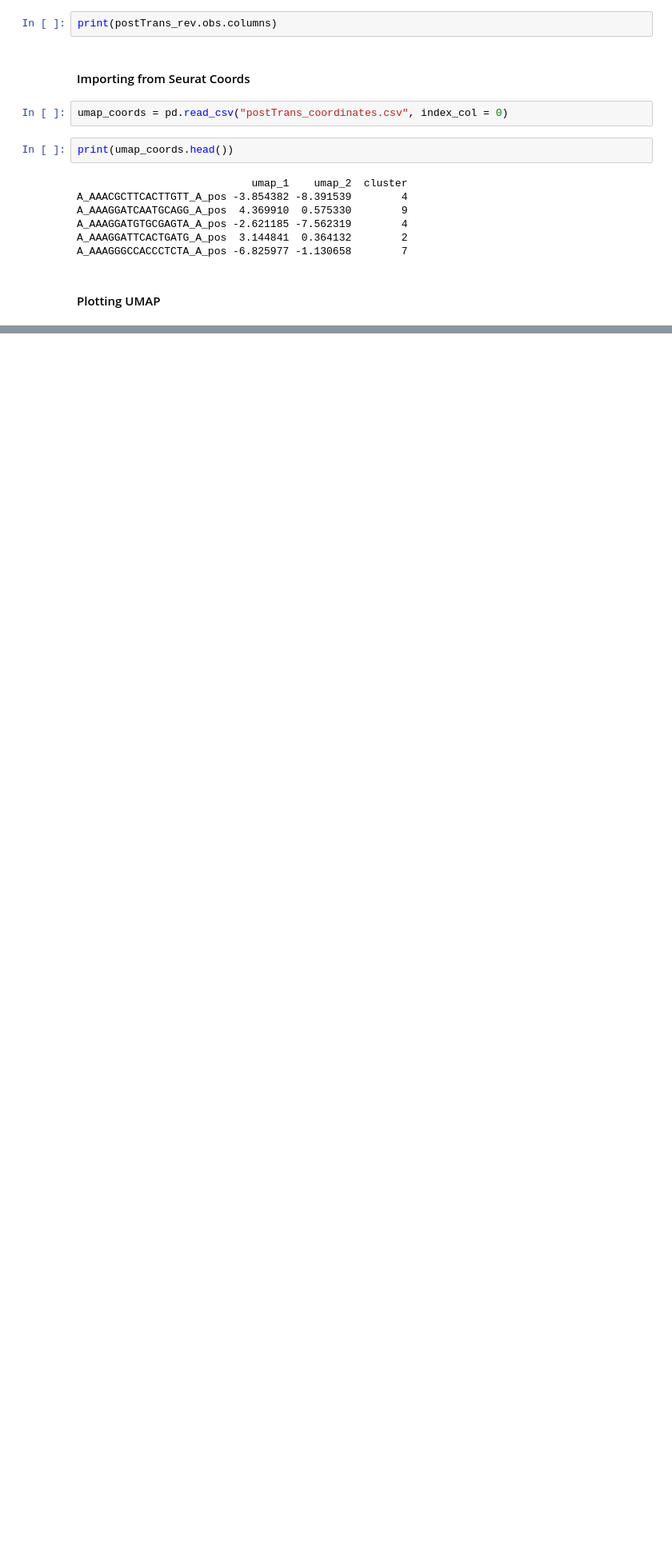
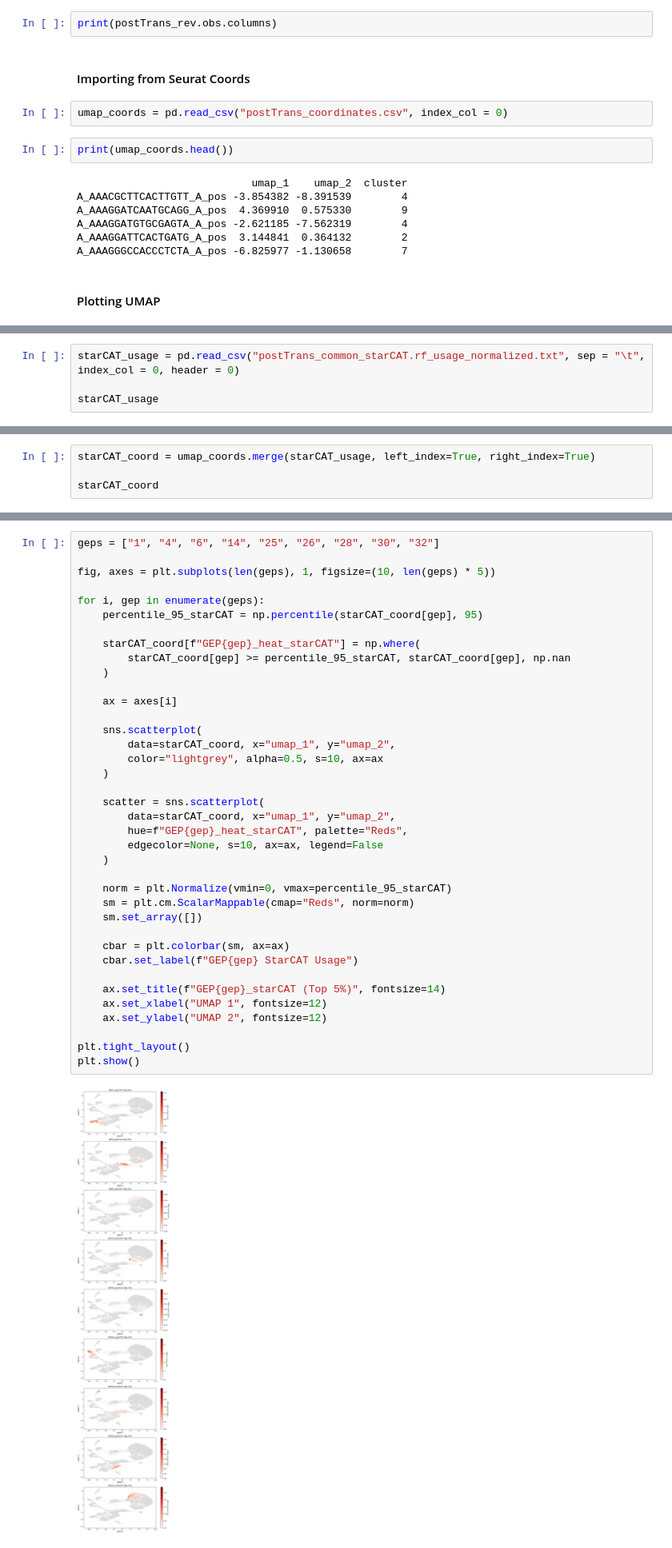
Before and after one commit to Tofulati/postTrans_cd34, a Jupyter notebook: starcat_visualization.ipynb, the cells around one changed output, grey strips where cells are left out. Shown at 80% size. Saved outputs shown, nothing was run; the diff lists cells and outputs as text; blank space fills up the shorter version.

Commit message:
Tried to do visualization of top 5%, assistance from GPT

```diff
--- a/starcat_visualization.ipynb
+++ b/starcat_visualization.ipynb
@@ -70,0 +88,4 @@ plt.show()
+# %%
+starCAT_usage = pd.read_csv("postTrans_common_starCAT.rf_usage_normalized.txt", sep = "\t", index_col = 0, header = 0)
+
+starCAT_usage
@@ -70,0 +108,4 @@ plt.show()
+# %%
+starCAT_coord = umap_coords.merge(starCAT_usage, left_index=True, right_index=True)
+
+starCAT_coord
@@ -70,0 +150,40 @@ plt.show()
+# %%
+geps = ["1", "4", "6", "14", "25", "26", "28", "30", "32"]
+
+fig, axes = plt.subplots(len(geps), 1, figsize=(10, len(geps) * 5))
+
+for i, gep in enumerate(geps):
+    percentile_95_starCAT = np.percentile(starCAT_coord[gep], 95)
+
+    starCAT_coord[f"GEP{gep}_heat_starCAT"] = np.where(
+        starCAT_coord[gep] >= percentile_95_starCAT, starCAT_coord[gep], np.nan
+    )
+
+    ax = axes[i]
+
+    sns.scatterplot(
+        data=starCAT_coord, x="umap_1", y="umap_2",
+        color="lightgrey", alpha=0.5, s=10, ax=ax
+    )
+
+    scatter = sns.scatterplot(
+        data=starCAT_coord, x="umap_1", y="umap_2",
+        hue=f"GEP{gep}_heat_starCAT", palette="Reds",
+        edgecolor=None, s=10, ax=ax, legend=False
+    )
+
+    norm = plt.Normalize(vmin=0, vmax=percentile_95_starCAT)
+    sm = plt.cm.ScalarMappable(cmap="Reds", norm=norm)
+    sm.set_array([])
+
+    cbar = plt.colorbar(sm, ax=ax)
+    cbar.set_label(f"GEP{gep} StarCAT Usage")
+
+    ax.set_title(f"GEP{gep}_starCAT (Top 5%)", fontsize=14)
+    ax.set_xlabel("UMAP 1", fontsize=12)
+    ax.set_ylabel("UMAP 2", fontsize=12)
+
+plt.tight_layout()
+plt.show()
+# %% [output]
+[figure, added]
```
Also changed, not shown: parts of 11 cells of this notebook.
